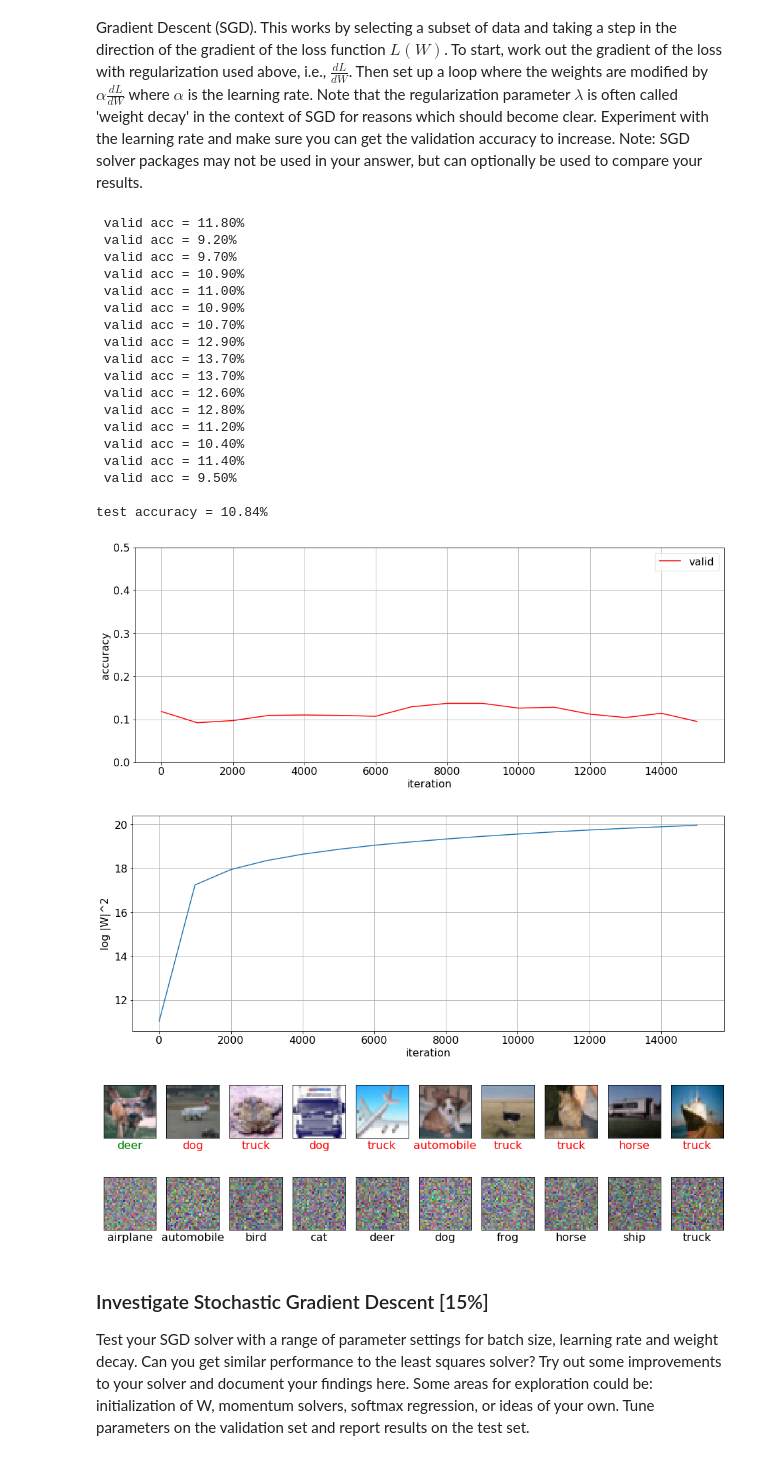
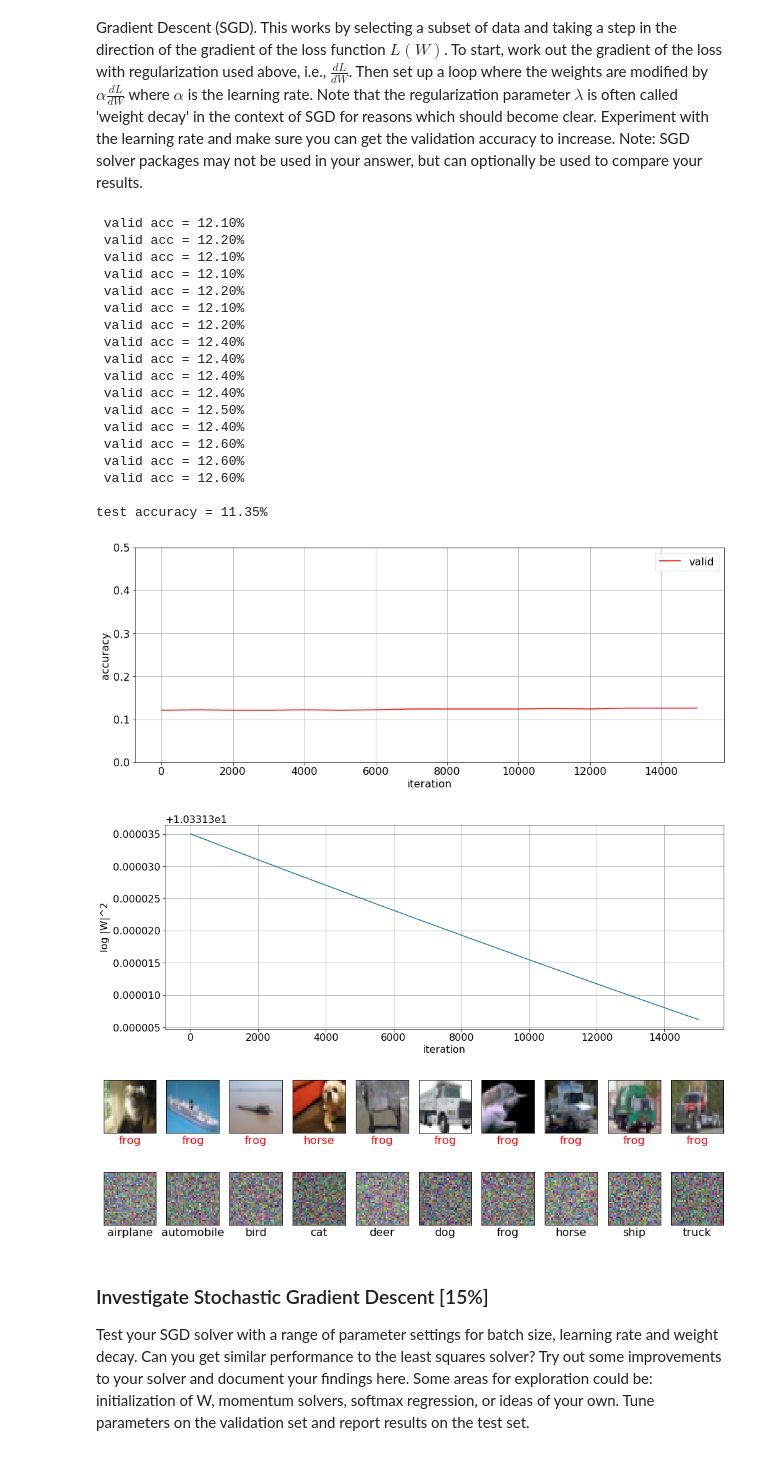
Before and after one commit to coltenfowler83/ImageClassification, a Jupyter notebook: Project3_1.ipynb, the cells around one changed output. Saved outputs shown, nothing was run; the diff lists cells and outputs as text; code cells hidden in the pictures.

```diff
--- a/Project3_1.ipynb
+++ b/Project3_1.ipynb
@@ -253,7 +256,7 @@ The code above finds the linear weights that exactly minimize the squared error
 #FORNOW: random weight matrix for W
 W=np.random.randn(num_dims,num_classes)
 
-lam=1.0 # regularization parameter lambda
+lam=1 # regularization parameter lambda
 
 """
 *****************************************************
@@ -281,7 +284,7 @@ def linear_classify(X,W,Y):
 
 _,lin_acc=linear_classify(X_test,W,Y_test)
 
-print('Linear classifier accuracy =% .2f%%' % (100.0*lin_accuracy))
+print('Linear classifier accuracy =% .2f%%' % (100.0*lin_acc))
 
 # visualise the linear weights
 im_util.plot_weights(W, cifar10_names)
@@ -316,7 +346,7 @@ The code above solved for the weights `W` by solving a single linear system over
 
 batch_size=32
 weight_decay=0.01 # same as lambda
-learning_rate=1e-2
+learning_rate=1e-5
 
 num_epochs=10
 num_iterations=num_epochs*(int)(num_train/batch_size)
@@ -345,6 +375,12 @@ for i in range(num_iterations):
     Select a random batch of data and take a step in the direction of the gradient
     """
 
+    batch_idx = np.random.choice(num_train, batch_size)
+    X_batch = X_train[batch_idx]
+    Y_batch = Y_train[batch_idx]
+    Y_batch_hot = one_hot(Y_batch, num_classes)
+    grd = np.dot(X_batch.T, (np.dot(X_batch, W) - Y_batch_hot))
+    dW = -learning_rate * grd / num_train
 
     """
     *************************************************************************************
@@ -357,53 +393,53 @@ for i in range(num_iterations):
         iteration_seq.append(i)
         print(' valid acc =% .2f%%' % (100.0 * valid_acc))
         W_seq.append(W)
         W_sq_seq.append(np.sum(W**2))
 
 # plot validation accuracy and weight trends
 plt.rcParams['figure.figsize'] = (16.0, 6.0)
 
 fig=plt.figure()
 plt.grid(True)
 plt.plot(iteration_seq,valid_acc_seq,'r')
 plt.xlabel('iteration')
 plt.ylabel('accuracy')
 plt.ylim(0,0.5)
 plt.legend(['valid'])
 
 fig=plt.figure()
 plt.grid(True)
 plt.plot(iteration_seq,np.log(W_sq_seq))
 plt.xlabel('iteration')
 plt.ylabel('log |W|^2')
 
 # compute test accuracy
 Y_hat,test_acc=linear_classify(X_test,W,Y_test)
 print('\ntest accuracy = %.2f%%' % (100.0*test_acc))
 im_util.plot_classification_examples(Y_hat,Y_test,im_test,cifar10_names)
 im_util.plot_weights(W,cifar10_names)
 # %% [output]
- valid acc = 11.80%
- valid acc = 9.20%
- valid acc = 9.70%
- valid acc = 10.90%
- valid acc = 11.00%
- valid acc = 10.90%
- valid acc = 10.70%
- valid acc = 12.90%
- valid acc = 13.70%
- valid acc = 13.70%
+ valid acc = 12.10%
+ valid acc = 12.20%
+ valid acc = 12.10%
+ valid acc = 12.10%
+ valid acc = 12.20%
+ valid acc = 12.10%
+ valid acc = 12.20%
+ valid acc = 12.40%
+ valid acc = 12.40%
+ valid acc = 12.40%
+ valid acc = 12.40%
+ valid acc = 12.50%
+ valid acc = 12.40%
  valid acc = 12.60%
- valid acc = 12.80%
- valid acc = 11.20%
- valid acc = 10.40%
- valid acc = 11.40%
- valid acc = 9.50%
+ valid acc = 12.60%
+ valid acc = 12.60%
 
-test accuracy = 10.84%
+test accuracy = 11.35%
-[figure, old version]
+[figure, new version]
-[figure, old version]
+[figure, new version]
-[figure, old version]
+[figure, new version]
-[figure, old version]
+[figure, new version]
 # %% [markdown]
 ### Investigate Stochastic Gradient Descent [15%]
 
```
Also changed, not shown: parts of 5 cells of this notebook, 1 other file.
